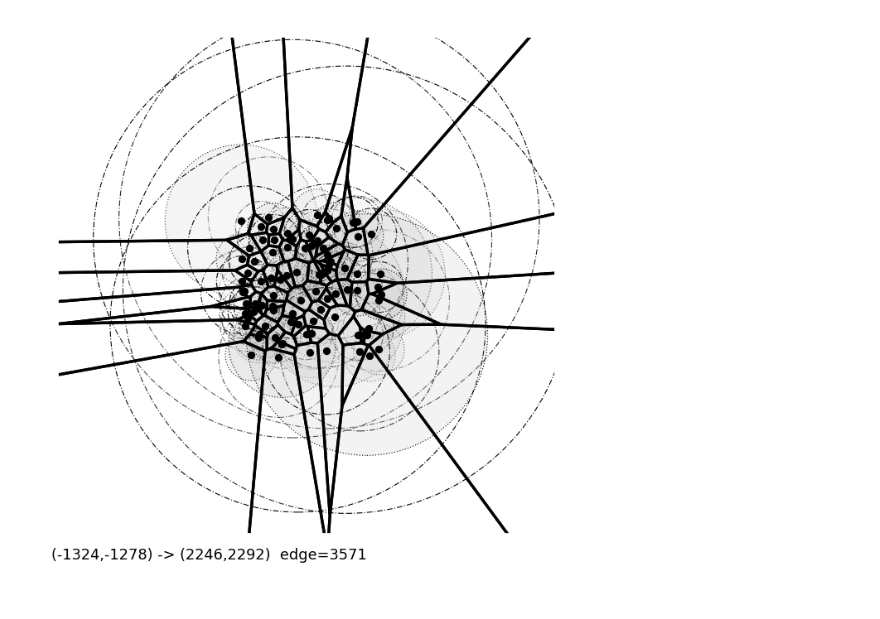
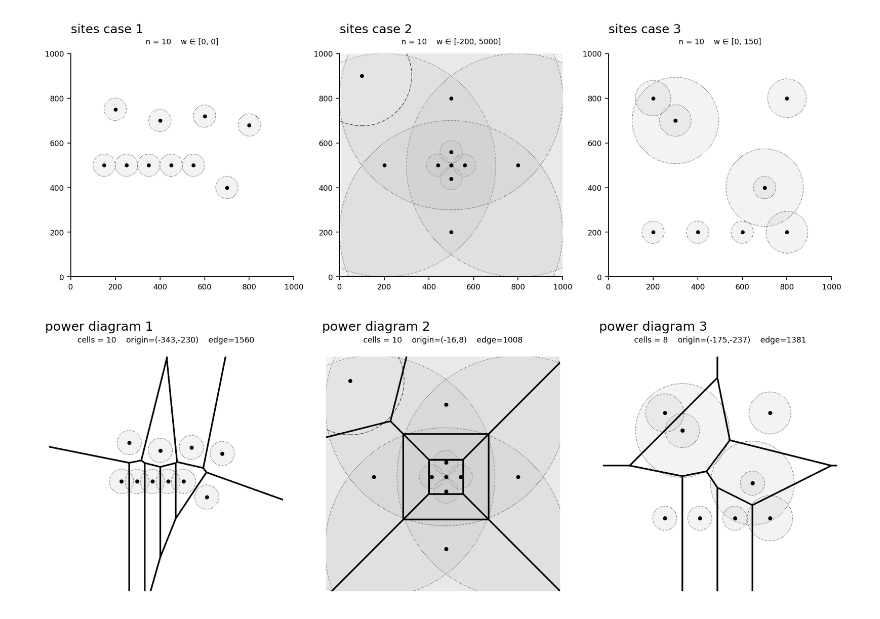
Before and after one commit to Guo-c-y/SHT_CG2_HW1, a Jupyter notebook: Problem2Code/Problem2.ipynb, the cells around one changed output. Drawn from its saved outputs; the diff is of its cells as text; code cells hidden in the pictures.

Commit message:
完成了power diagram的可视化模块

```diff
--- a/Problem2Code/Problem2.ipynb
+++ b/Problem2Code/Problem2.ipynb
@@ -295,4 +6,0 @@ TestSite1
-# %%
-fig = build_power_diagram_figure(TestSite9)
-# %% [output]
-[figure, removed]
@@ -298,0 +37,10 @@ fig = build_power_diagram_figure(TestSite9)
+# %%
+Sites = load_sites_cases()
+fig1 = render_sites(Sites, coord_range=1000, cols_per_row=3)
+# %% [output]
+[figure, added]
+# %%
+PRs = [build_power_cells(S) for S in Sites]
+fig_pow = render_power_diagrams(Sites, PRs, cols_per_row=3, max_expand=2.0)
+# %% [output]
+[figure, added]
```
Also changed, not shown: parts of 14 cells of this notebook, 1 other file.
